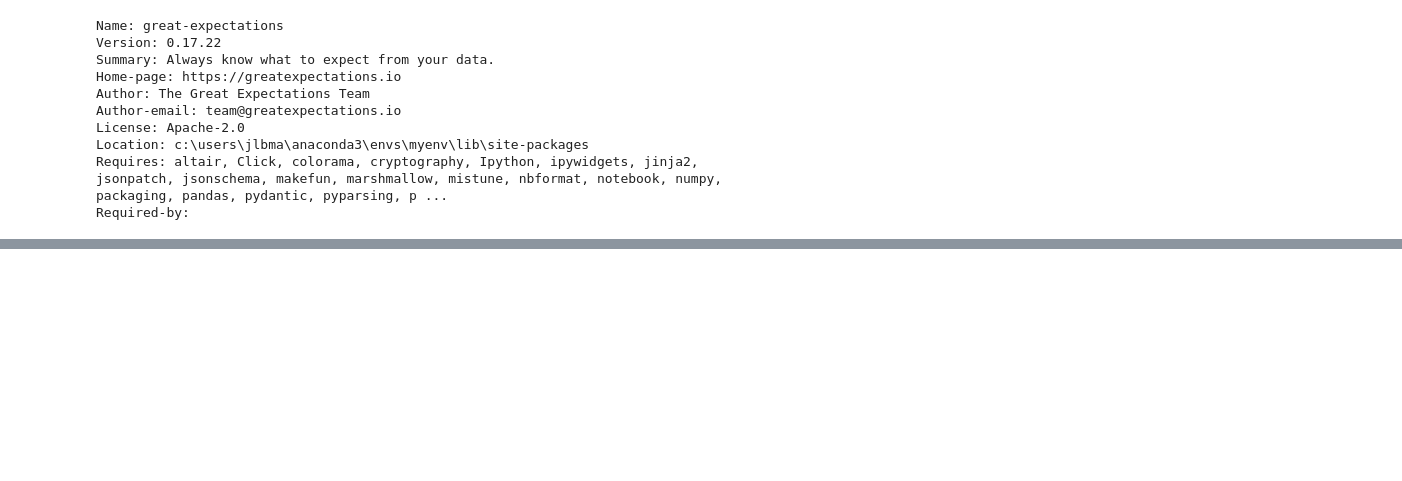
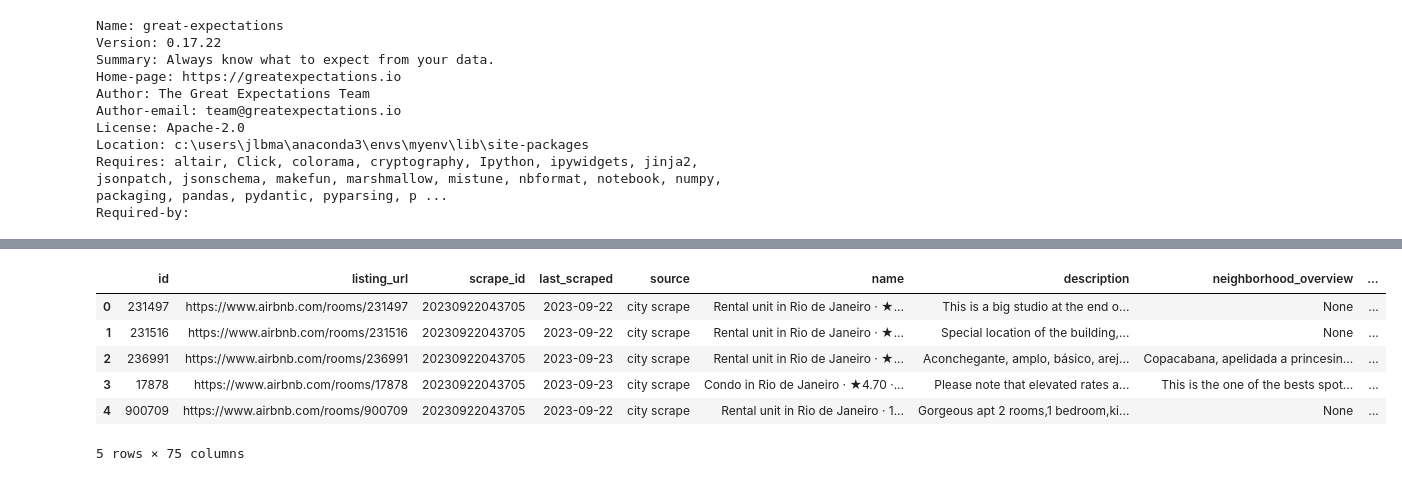
Before and after one commit to jlbmanetti/Curso-Santander-Coders, a Jupyter notebook: 5 - Analytics Engineering/Projeto/Projeto_Analytics_Engineering.ipynb, the cells around one changed output, grey strips where cells are left out. Drawn from its saved outputs; the diff is of its cells as text; code cells hidden in the pictures; blank space fills up the shorter version.

```diff
--- a/5 - Analytics Engineering/Projeto/Projeto_Analytics_Engineering.ipynb
+++ b/5 - Analytics Engineering/Projeto/Projeto_Analytics_Engineering.ipynb
@@ -234,6 +223,6 @@ Successfully installed psycopg2-2.9.9
 Note: you may need to restart the kernel to use updated packages.
 # %%
 #adiciona uma nova fonte de dados do tipo Postgres
-datasource = context.sources.add_postgres(
+datasource = context.sources.add_or_update_postgres(
     name="postgresql_datasource", connection_string=my_connection_string
 )
@@ -249,0 +266,17 @@ dtype = {'title':sqlal.types.String(),
+# %%
+## Agora que existe uma fonte de dados e seus componetes ("datasource" e "data asset"), pode-se adquirir uma amostra desses dados chamado de "Batch":
+
+my_datasource = context.get_datasource("postgresql_datasource") #Fonte de dados Postgres
+
+my_table_asset_calendar_bronze = my_datasource.get_asset(asset_name="calendar_bronze") #Asset da tabela calendar_bronze
+my_table_asset_reviews_bronze = my_datasource.get_asset(asset_name="reviews_bronze") #Asset da tabela reviews_bronze
+my_table_asset_listing_bronze = my_datasource.get_asset(asset_name="listing_bronze") #Asset da tabela listing_bronze
+
+batch_request_calendar_bronze = my_table_asset_calendar_bronze.build_batch_request() #Resgata os dados do asset calendar_bronze
+batch_request_reviews_bronze = my_table_asset_reviews_bronze.build_batch_request() #Resgata os dados do asset reviews_bronze
+batch_request_listing_bronze = my_table_asset_listing_bronze.build_batch_request() #Resgata os dados do asset listing_bronze
+# %%
+# Adiciona um conjunto de expectativas
+context.add_or_update_expectation_suite("suit_calendar_silver")
+context.add_or_update_expectation_suite("suit_review_silver")
+context.add_or_update_expectation_suite("suit_listing_silver")
@@ -249,0 +293,27 @@ dtype = {'title':sqlal.types.String(),
+# %%
+# A partir da amostra "Batch" e do conjunto de expectativas "Expectation Suite" cria um validador:
+
+validator_calendar_silver = context.get_validator(
+    batch_request=batch_request_calendar_bronze,
+    expectation_suite_name="suit_calendar_silver",
+)
+
+validator_review_silver = context.get_validator(
+    batch_request=batch_request_reviews_bronze,
+    expectation_suite_name="suit_review_silver",
+)
+
+validator_listing_silver = context.get_validator(
+    batch_request=batch_request_listing_bronze,
+    expectation_suite_name="suit_listing_silver",
+)
+
+validator_listing_silver.head()
+# %% [output]
+|  | id | listing_url | scrape_id | last_scraped | source | name | description | neighborhood_overview | ... |
+| 0 | 231497 | https://www.airbnb.com/rooms/231497 | 20230922043705 | 2023-09-22 | city scrape | Rental unit in Rio de Janeiro · ★... | This is a big studio at the end o... | None | ... |
+| 1 | 231516 | https://www.airbnb.com/rooms/231516 | 20230922043705 | 2023-09-22 | city scrape | Rental unit in Rio de Janeiro · ★... | Special location of the building,... | None | ... |
+| 2 | 236991 | https://www.airbnb.com/rooms/236991 | 20230922043705 | 2023-09-23 | city scrape | Rental unit in Rio de Janeiro · ★... | Aconchegante, amplo, básico, arej... | Copacabana, apelidada a princesin... | ... |
+| 3 | 17878 | https://www.airbnb.com/rooms/17878 | 20230922043705 | 2023-09-23 | city scrape | Condo in Rio de Janeiro · ★4.70 ·... | Please note that elevated rates a... | This is the one of the bests spot... | ... |
+| 4 | 900709 | https://www.airbnb.com/rooms/900709 | 20230922043705 | 2023-09-22 | city scrape | Rental unit in Rio de Janeiro · 1... | Gorgeous apt 2 rooms,1 bedroom,ki... | None | ... |
+5 rows × 75 columns
```
Also changed, not shown: parts of 14 cells of this notebook, 4 other files.
